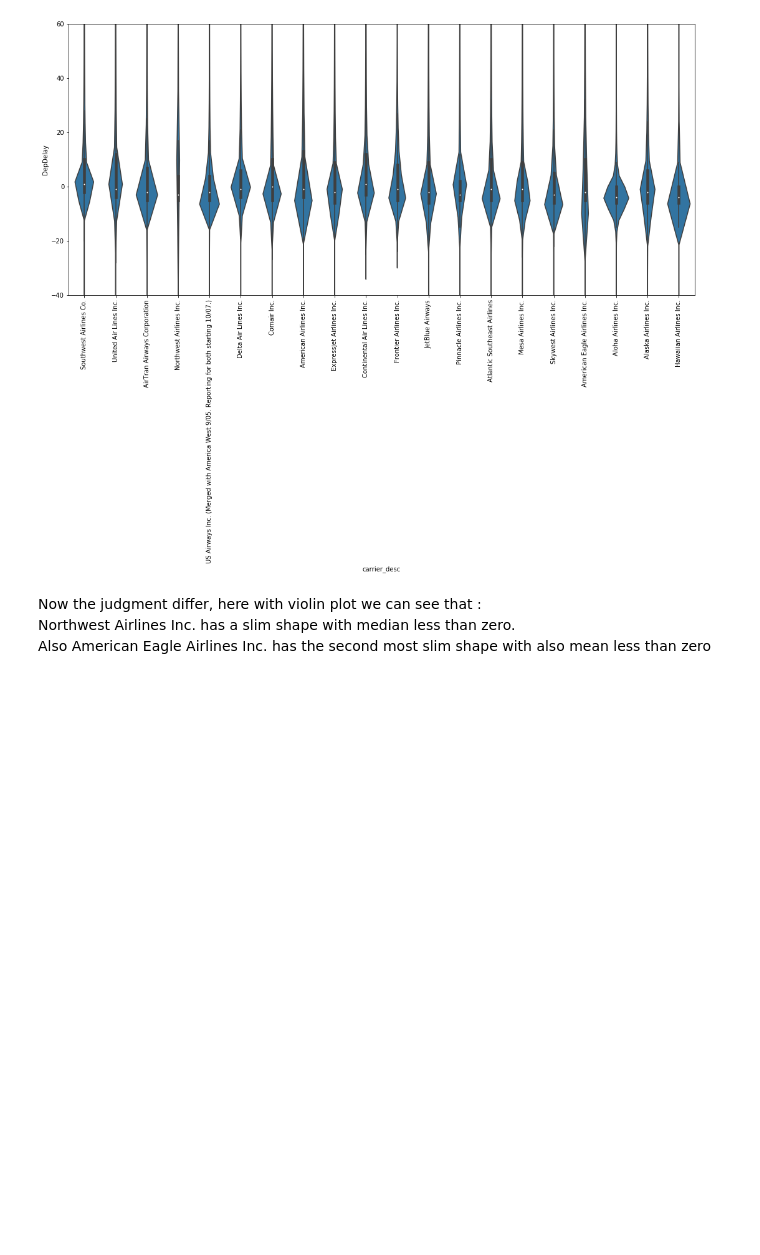
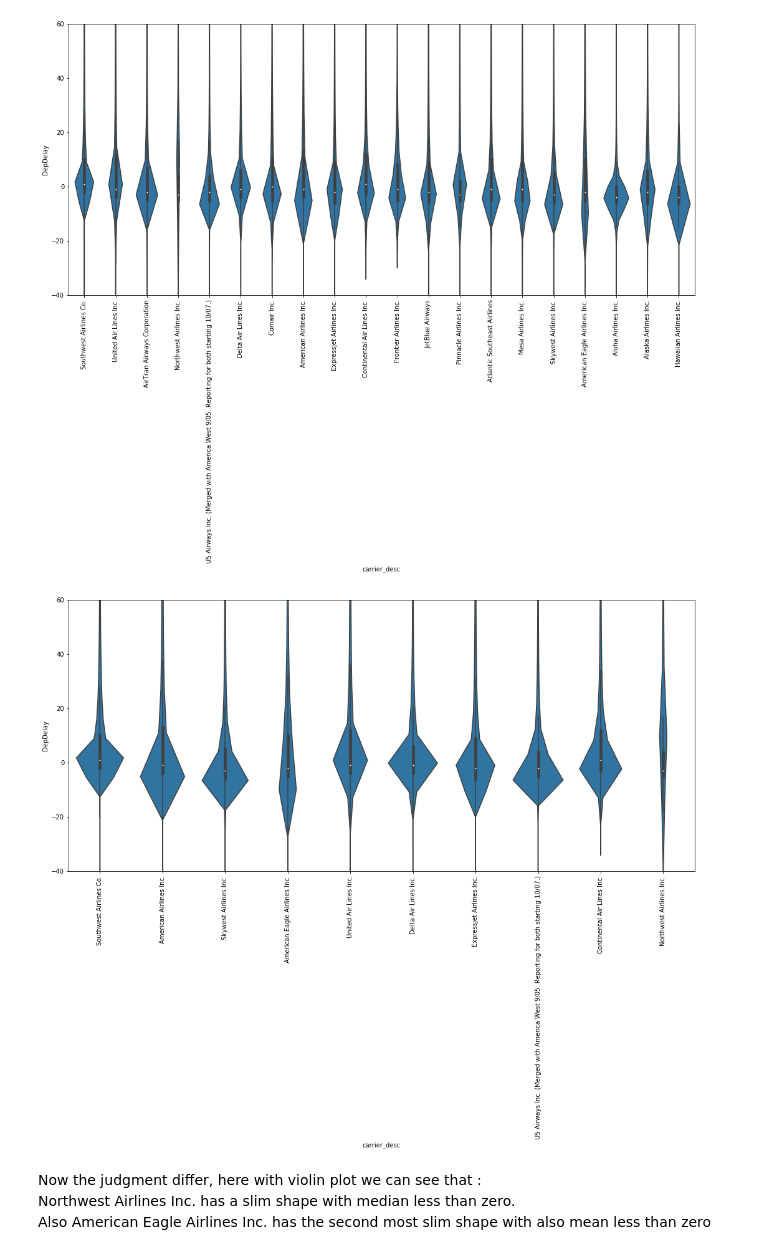
Before and after one commit to iRaied/UDACITY_Project_5.2_Flights, a Jupyter notebook: Flights.ipynb, the cells around one changed output. Saved outputs shown, nothing was run; the diff lists cells and outputs as text; code cells hidden in the pictures; blank space fills up the shorter version.

Commit message:
finish Multivariate Plot

```diff
--- a/Flights.ipynb
+++ b/Flights.ipynb
@@ -960,6 +982,18 @@ plt.ylim([-40, 60])
 plt.xticks(rotation = 90);
 # %% [output]
 [figure]
+# %%
+order_c = delay['carrier_desc'].value_counts().iloc[:10].index
+# Let's look closely to the Violin Polt for these two features with limit on y axis :
+
+plt.figure(figsize = (18, 8))
+base_color = sb.color_palette()[0]
+sb.violinplot(data = df_2008_clean, x = 'carrier_desc', y = 'DepDelay',
+              color = base_color, order = order_c);
+plt.ylim([-40, 60])
+plt.xticks(rotation = 90);
+# %% [output]
+[figure, added]
 # %% [markdown]
 Now the judgment differ, here with violin plot we can see that :
 <br></br>
```
Also changed, not shown: parts of 7 cells of this notebook.
